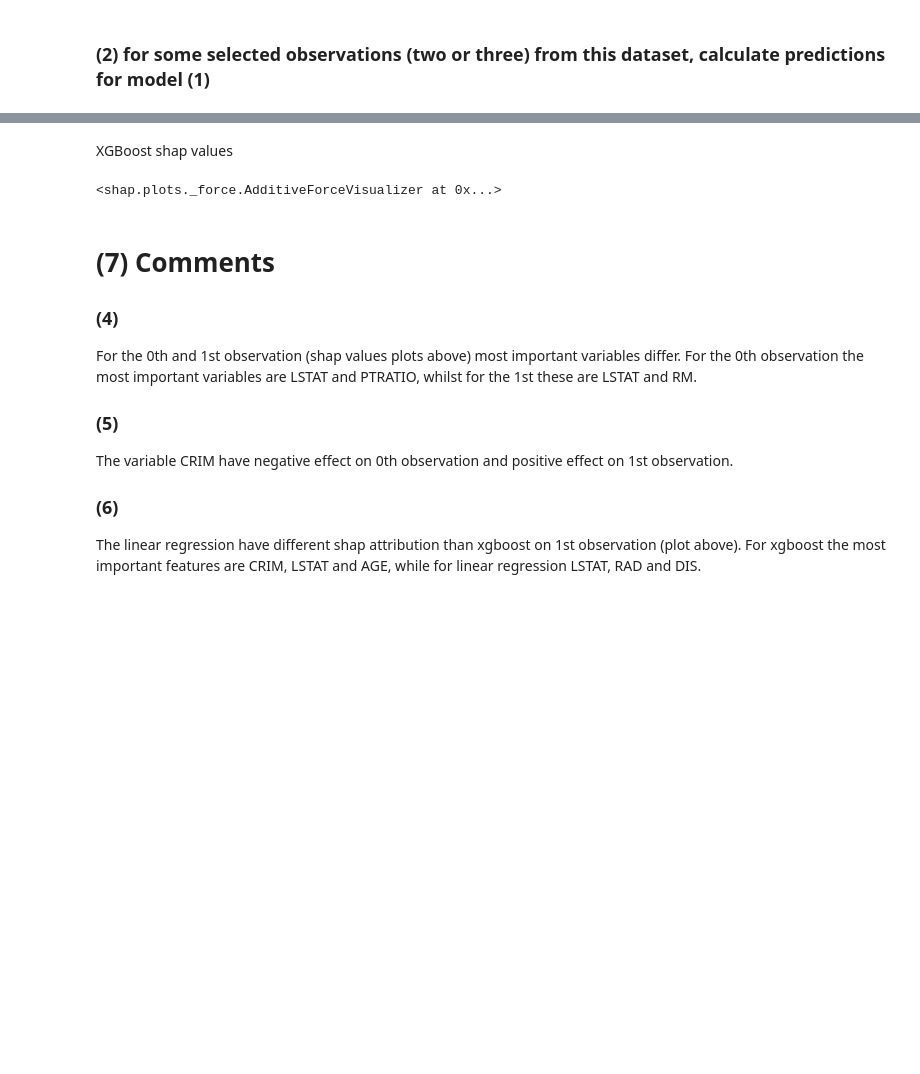
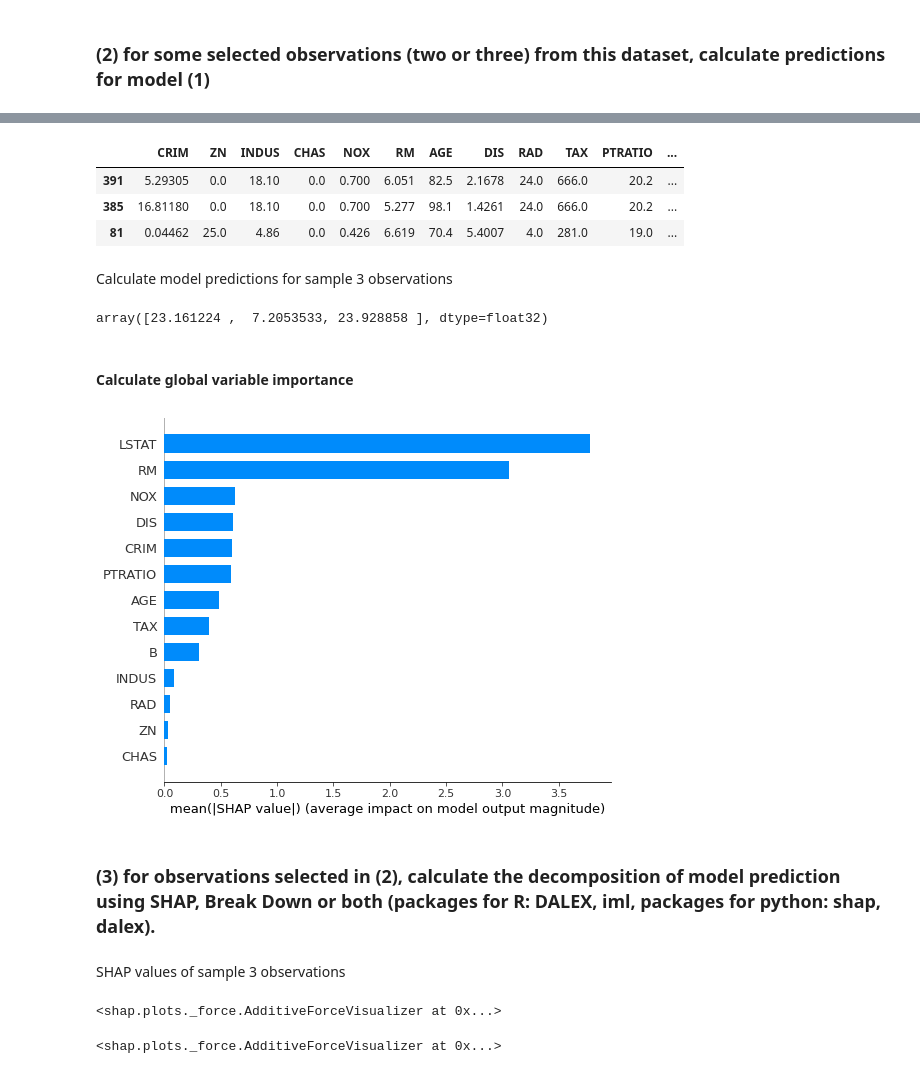
Before and after one commit to pbiecek/InterpretableMachineLearning2021, a Jupyter notebook: Homeworks/HW2/MateuszSieniawski/boston.ipynb, the cells around one changed output, grey strips where cells are left out. Drawn from its saved outputs; the diff is of its cells as text; code cells hidden in the pictures; blank space fills up the shorter version.

```diff
--- a/Homeworks/HW2/MateuszSieniawski/boston.ipynb
+++ b/Homeworks/HW2/MateuszSieniawski/boston.ipynb
@@ -128,20 +126,13 @@ array([[<matplotlib.axes._subplots.AxesSubplot object at 0x...>,
 ### (1) For the selected data set, train at least one tree-based ensemble model (random forest, gbm, catboost or any other boosting)
 Train a xgboost model
 # %%
-import xgboost as xgb
-from sklearn.model_selection import train_test_split
-from sklearn.metrics import accuracy_score
-from sklearn.preprocessing import OneHotEncoder
-from sklearn.metrics import mean_squared_log_error as msle
-
-
 # split data into train and test sets
 seed = 42
 test_size = 0.2
 train_size = 0.8
 X_train, X_test, y_train, y_test = train_test_split(X, y, test_size=test_size, train_size=train_size, random_state=seed)
 
-model = xgb.XGBClassifier(eval_metric="rmse")
+model = xgb.XGBRegressor(eval_metric="rmse")
 model.fit(X_train, y_train)
 print(model)
 
@@ -265,17 +155,23 @@ shap.plots.force(shap_valuesReg[1])
-# %% [markdown]
-XGBoost shap values
-# %%
-shap.plots.force(shap_values[1])
-# %% [output]
-<shap.plots._force.AdditiveForceVisualizer at 0x...>
-# %% [markdown]
-# (7) Comments
-
-### (4)
-For the 0th and 1st observation (shap values plots above) most important variables differ. For the 0th observation the most important variables are LSTAT and PTRATIO, whilst for the 1st these are LSTAT and RM.
-
-### (5)
-The variable CRIM have negative effect on 0th observation and positive effect on 1st observation.
-
-### (6)
-The linear regression have different shap attribution than xgboost on 1st observation (plot above). For xgboost the most important features are CRIM, LSTAT and AGE, while for linear regression LSTAT, RAD and DIS.
+# %%
+X3 = X_train.sample(3)
+X3
+# %% [output]
+|  | CRIM | ZN | INDUS | CHAS | NOX | RM | AGE | DIS | RAD | TAX | PTRATIO | ... |
+| 391 | 5.29305 | 0.0 | 18.10 | 0.0 | 0.700 | 6.051 | 82.5 | 2.1678 | 24.0 | 666.0 | 20.2 | ... |
+| 385 | 16.81180 | 0.0 | 18.10 | 0.0 | 0.700 | 5.277 | 98.1 | 1.4261 | 24.0 | 666.0 | 20.2 | ... |
+| 81 | 0.04462 | 25.0 | 4.86 | 0.0 | 0.426 | 6.619 | 70.4 | 5.4007 | 4.0 | 281.0 | 19.0 | ... |
+# %% [markdown]
+Calculate model predictions for sample 3 observations
+# %%
+model.predict(X3)
+# %% [output]
+array([23.161224 ,  7.2053533, 23.928858 ], dtype=float32)
+# %% [markdown]
+#### Calculate global variable importance
+# %%
+shap_values = shap.TreeExplainer(model).shap_values(X_train)
+shap.summary_plot(shap_values, X_train, plot_type="bar")
+# %% [output]
+[figure, added]
+# %% [markdown]
+### (3) for observations selected in (2), calculate the decomposition of model prediction using SHAP, Break Down or both (packages for R: DALEX, iml, packages for python: shap, dalex).
@@ -281,0 +183,10 @@ The linear regression have different shap attribution than xgboost on 1st observ
+# %% [markdown]
+SHAP values of sample 3 observations
+# %%
+shap_plot(model, X3, 0)
+# %% [output]
+<shap.plots._force.AdditiveForceVisualizer at 0x...>
+# %%
+shap_plot(model, X3, 1)
+# %% [output]
+<shap.plots._force.AdditiveForceVisualizer at 0x...>
```
Also changed, not shown: parts of 51 cells of this notebook.
